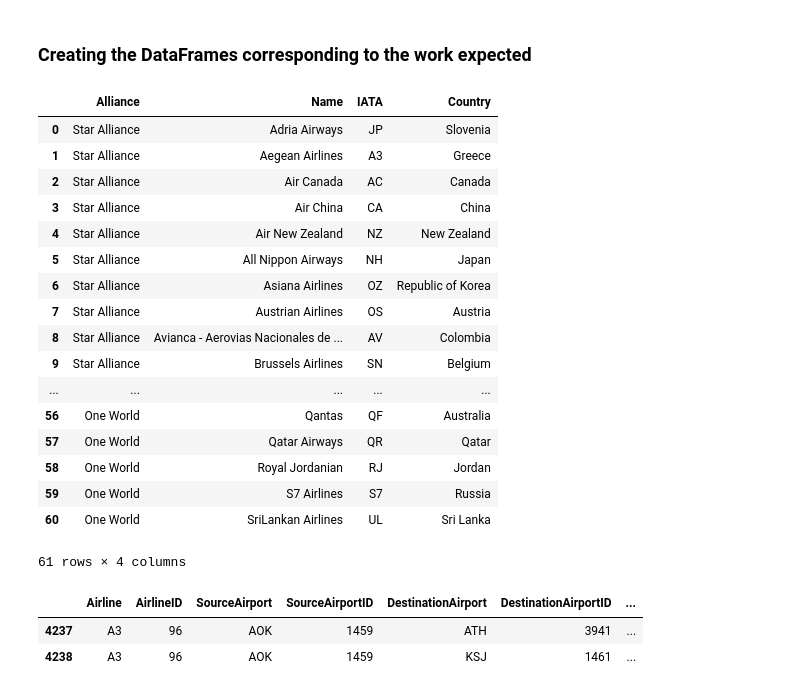
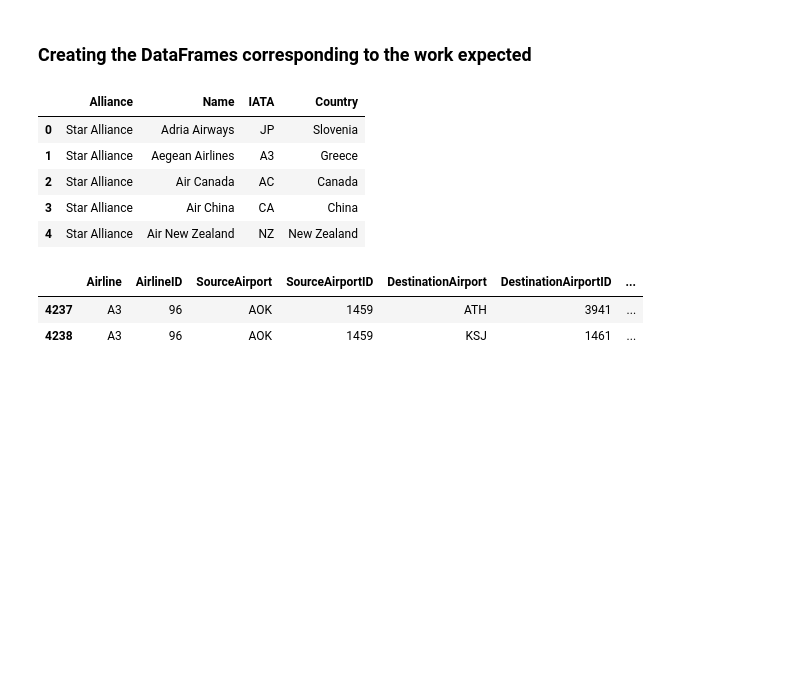
Before and after one commit to nicolasFontbonne/Project_ntds, a Jupyter notebook: main_maelle.ipynb, the cells around one changed output. Drawn from its saved outputs; the diff is of its cells as text; code cells hidden in the pictures; blank space fills up the shorter version.

```diff
--- a/main_maelle.ipynb
+++ b/main_maelle.ipynb
@@ -140,28 +36,16 @@ alliances = pd.read_csv('data/alliances.dat', sep=',', encoding='utf-8')
 # %%
 # Airlines country DataFrame
 airl_alliances  = pd.merge(alliances, airlines, left_on='Airline', right_on='Name', how = 'left')[['Alliance', 'Name', 'IATA', 'Country']]
 # correct error of dataset
 airl_alliances.loc[8].Country= 'Colombia'
-airl_alliances
+airl_alliances.head()
 # %% [output]
 |  | Alliance | Name | IATA | Country |
 | 0 | Star Alliance | Adria Airways | JP | Slovenia |
 | 1 | Star Alliance | Aegean Airlines | A3 | Greece |
 | 2 | Star Alliance | Air Canada | AC | Canada |
 | 3 | Star Alliance | Air China | CA | China |
 | 4 | Star Alliance | Air New Zealand | NZ | New Zealand |
-| 5 | Star Alliance | All Nippon Airways | NH | Japan |
-| 6 | Star Alliance | Asiana Airlines | OZ | Republic of Korea |
-| 7 | Star Alliance | Austrian Airlines | OS | Austria |
-| 8 | Star Alliance | Avianca - Aerovias Nacionales de ... | AV | Colombia |
-| 9 | Star Alliance | Brussels Airlines | SN | Belgium |
-| ... | ... | ... | ... | ... |
-| 56 | One World | Qantas | QF | Australia |
-| 57 | One World | Qatar Airways | QR | Qatar |
-| 58 | One World | Royal Jordanian | RJ | Jordan |
-| 59 | One World | S7 Airlines | S7 | Russia |
-| 60 | One World | SriLankan Airlines | UL | Sri Lanka |
-61 rows × 4 columns
 # %%
 routes_alce = pd.merge(routes, airl_alliances, left_on = 'Airline', right_on = 'IATA', how = 'left')
 routes_alce_only = routes_alce[~routes_alce.IATA.isnull()]
```
Also changed, not shown: parts of 32 cells of this notebook.
